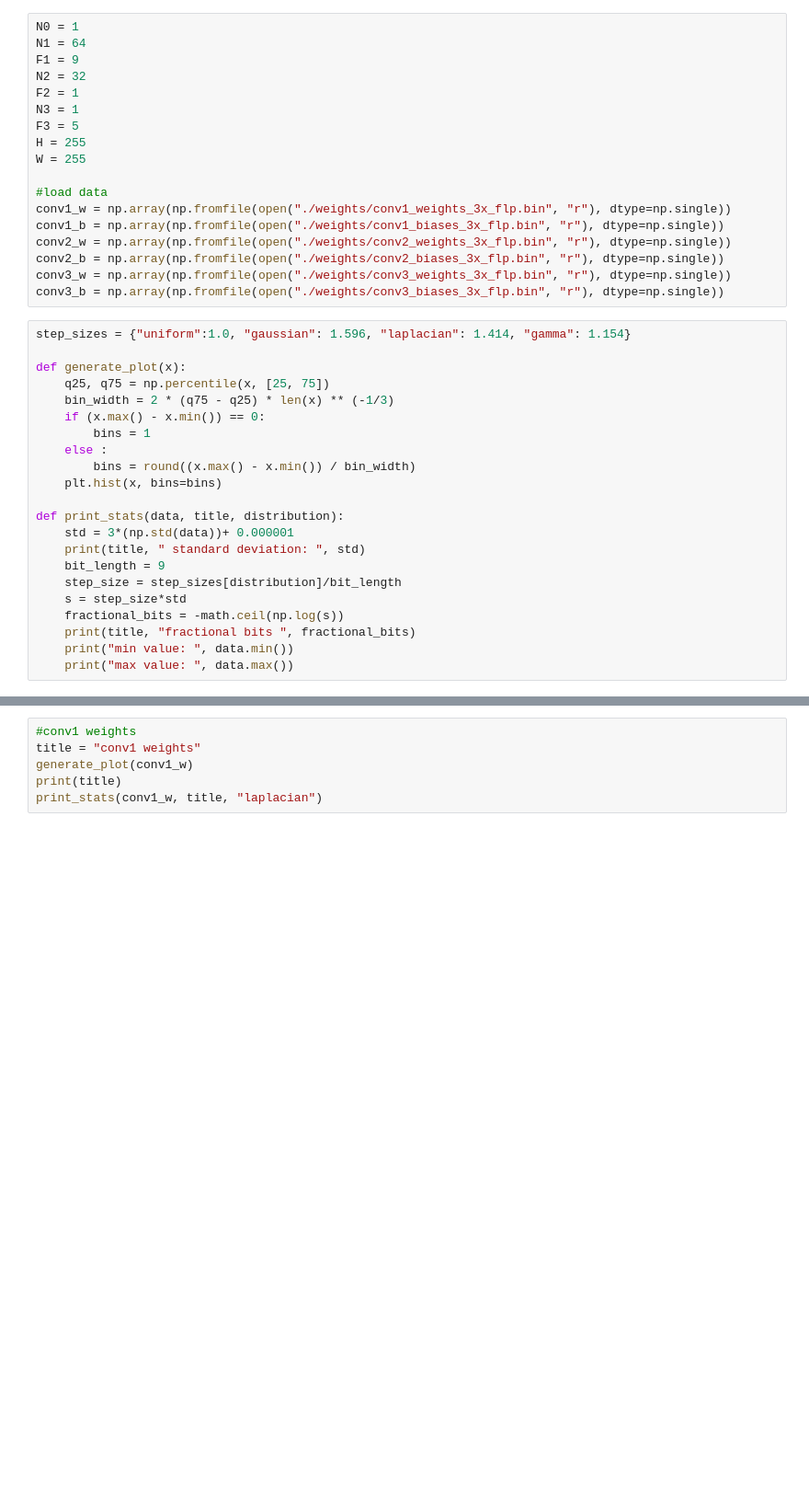
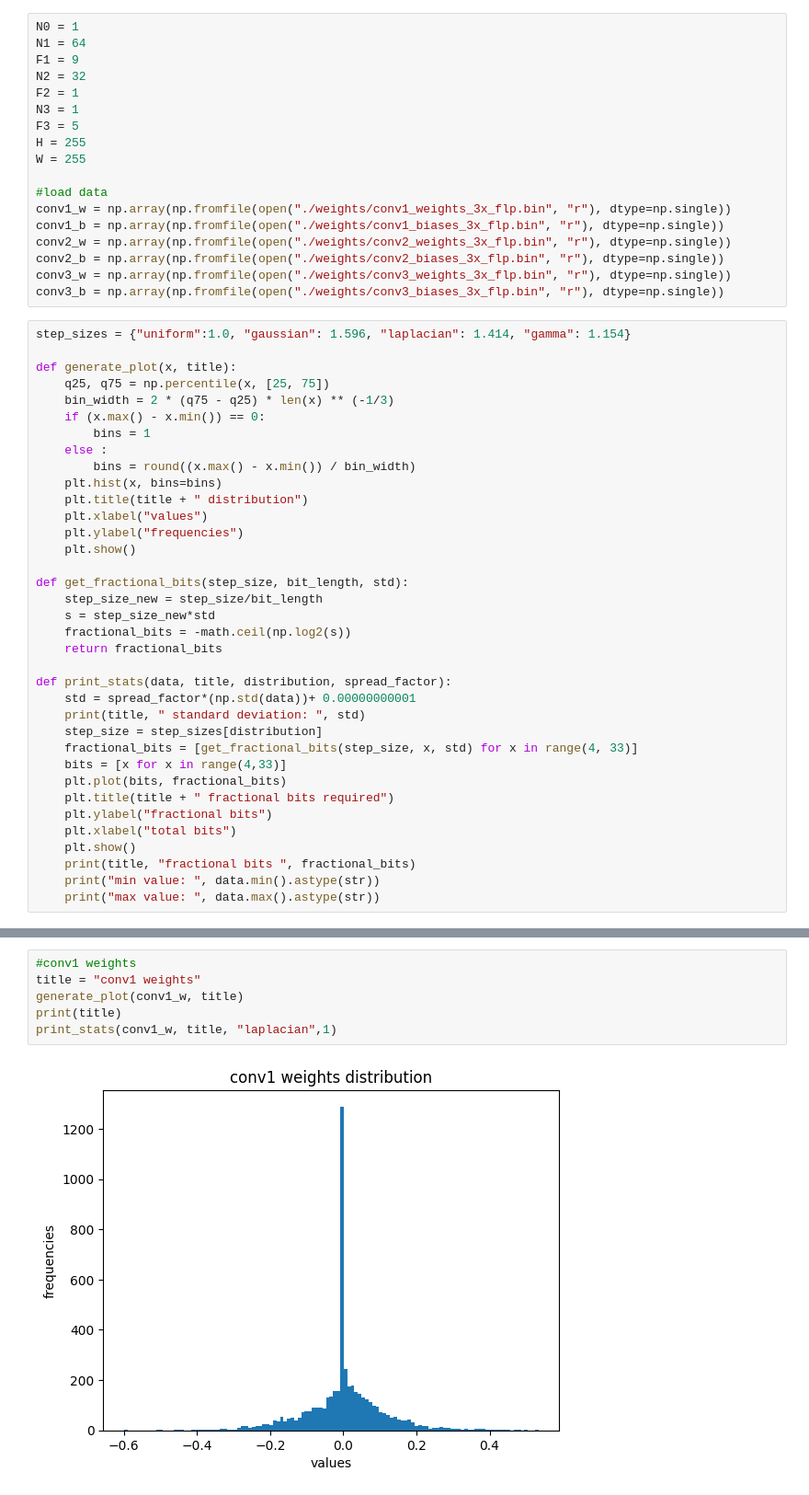
Before and after one commit to Risamp/ELEN90096-Group-2, a Jupyter notebook: quantization_data/quantisation.ipynb, the cells around one changed output, grey strips where cells are left out. Shown at 92% size. Saved outputs shown, nothing was run; the diff lists cells and outputs as text; blank space fills up the shorter version.

```diff
--- a/quantization_data/quantisation.ipynb
+++ b/quantization_data/quantisation.ipynb
@@ -23,7 +23,7 @@ conv3_b = np.array(np.fromfile(open("./weights/conv3_biases_3x_flp.bin", "r"), d
 # %%
 step_sizes = {"uniform":1.0, "gaussian": 1.596, "laplacian": 1.414, "gamma": 1.154}
 
-def generate_plot(x):
+def generate_plot(x, title):
     q25, q75 = np.percentile(x, [25, 75])
     bin_width = 2 * (q75 - q25) * len(x) ** (-1/3)
     if (x.max() - x.min()) == 0:
@@ -31,14 +31,28 @@ def generate_plot(x):
     else :
         bins = round((x.max() - x.min()) / bin_width)
     plt.hist(x, bins=bins)
+    plt.title(title + " distribution")
+    plt.xlabel("values")
+    plt.ylabel("frequencies")
+    plt.show()
 
-def print_stats(data, title, distribution):
-    std = 3*(np.std(data))+ 0.000001
+def get_fractional_bits(step_size, bit_length, std):
+    step_size_new = step_size/bit_length
+    s = step_size_new*std
+    fractional_bits = -math.ceil(np.log2(s))
+    return fractional_bits
+
+def print_stats(data, title, distribution, spread_factor):
+    std = spread_factor*(np.std(data))+ 0.00000000001
     print(title, " standard deviation: ", std)
-    bit_length = 9
-    step_size = step_sizes[distribution]/bit_length
-    s = step_size*std
-    fractional_bits = -math.ceil(np.log(s))
+    step_size = step_sizes[distribution]
+    fractional_bits = [get_fractional_bits(step_size, x, std) for x in range(4, 33)]
+    bits = [x for x in range(4,33)]
+    plt.plot(bits, fractional_bits)
+    plt.title(title + " fractional bits required")
+    plt.ylabel("fractional bits")
+    plt.xlabel("total bits")
+    plt.show()
     print(title, "fractional bits ", fractional_bits)
-    print("min value: ", data.min())
-    print("max value: ", data.max())
+    print("min value: ", data.min().astype(str))
+    print("max value: ", data.max().astype(str))
@@ -45,8 +61,9 @@ def print_stats(data, title, distribution):
 # %%
 #conv1 weights
 title = "conv1 weights"
-generate_plot(conv1_w)
+generate_plot(conv1_w, title)
 print(title)
-print_stats(conv1_w, title, "laplacian")
+print_stats(conv1_w, title, "laplacian",1)
 # %% [output]
+[figure, new version]
 conv1 weights
```
Also changed, not shown: parts of 11 cells of this notebook, 38 other files.
